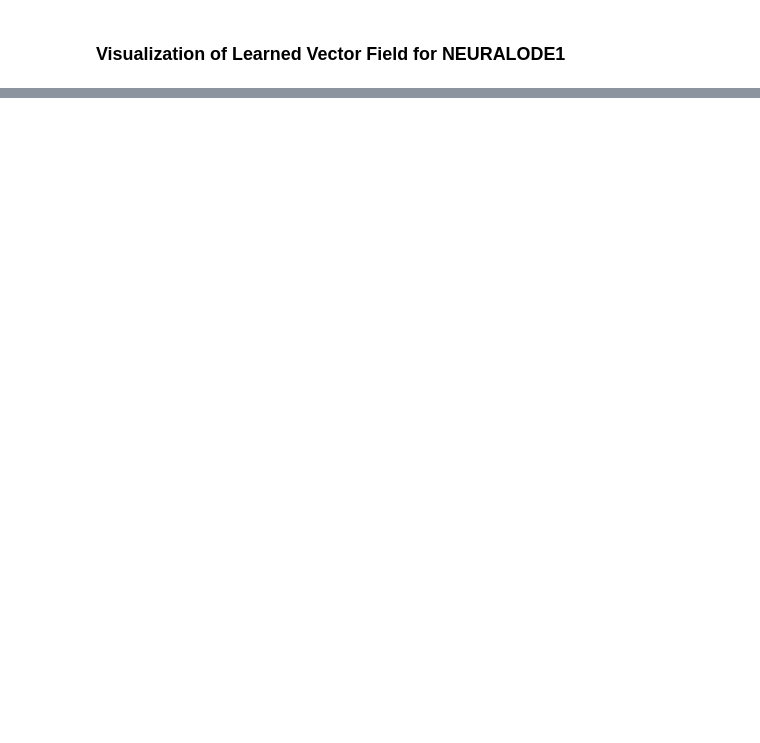
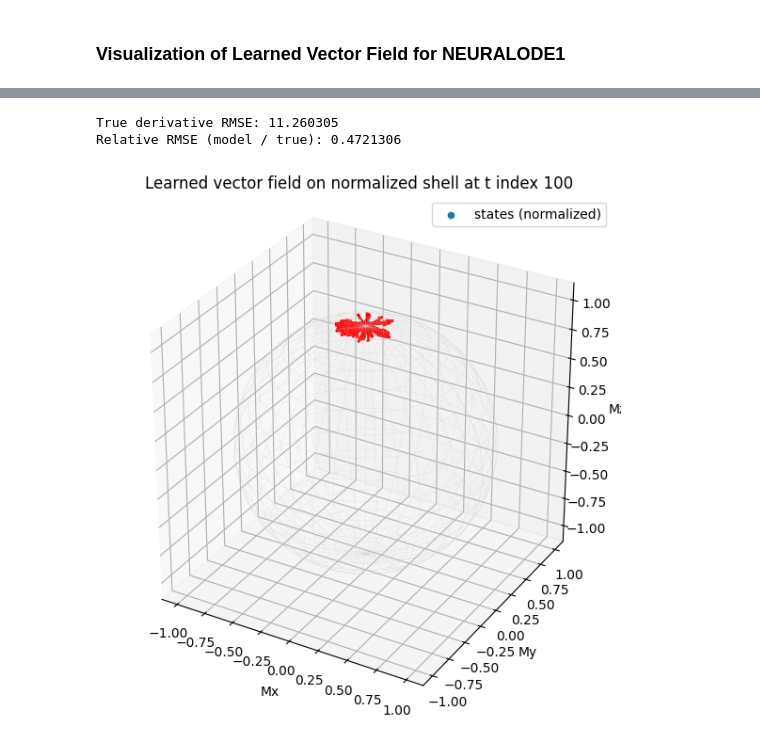
Before and after one commit to Laaaarry/Bloch-Equations-Modelling-Project, a Jupyter notebook: training_pipeline.ipynb, the cells around one changed output, grey strips where cells are left out. Drawn from its saved outputs; the diff is of its cells as text; code cells hidden in the pictures; blank space fills up the shorter version.

```diff
--- a/training_pipeline.ipynb
+++ b/training_pipeline.ipynb
@@ -1520,3 +1655,34 @@ class NeuralBlochODE(nn.Module):
             dMdt : (N, 3)
         """
         return self.field(t, M, u, p)
+# %%
+from pathlib import Path
+import numpy as np
+import torch
+
+# --- Load one split directly ---
+train_npz = np.load(TRAIN_NPZ)
+print("NPZ keys:", train_npz.files)
+
+y_np  = train_npz["y"]   # (N, T, 3)
+y0_np = train_npz["y0"]  # (N, 3)
+u_np  = train_npz["u"]   # (N, T, 4)
+p_np  = train_npz["p"]   # (N, 5)
+t_np  = train_npz["t"]   # (T,) or (N, T)
+
+print("y shape:", y_np.shape)
+print("y0 shape:", y0_np.shape)
+print("u shape:", u_np.shape)
+print("p shape:", p_np.shape)
+
+# Basic stats
+print("y min:", y_np.min(), "y max:", y_np.max())
+print("y mean over all:", y_np.mean(axis=(0,1)))   # (3,)
+
+# Check that y0 ≈ y[:,0,:]
+diff_y0 = np.linalg.norm(y_np[:,0,:] - y0_np, axis=1).mean()
+print("mean ||y[:,0] - y0||:", diff_y0)
+
+# Check approximate magnetization norm
+M_norm = np.linalg.norm(y_np, axis=-1)  # (N,T)
+print("M_norm min / max / mean:", M_norm.min(), M_norm.max(), M_norm.mean())
@@ -1909,0 +2369,14 @@ plot_bloch_vector_field_xy(
+# %%
+# assuming you still have dy_dt_fd and dM_model from before
+dy = dy_dt_fd.cpu().numpy()
+
+true_mse  = np.mean(dy**2)
+true_rmse = np.sqrt(true_mse)
+
+rel_rmse  = rmse_deriv / (true_rmse + 1e-8)
+
+print("True derivative RMSE:", true_rmse)
+print("Relative RMSE (model / true):", rel_rmse)
+# %% [output]
+True derivative RMSE: 11.260305
+Relative RMSE (model / true): 0.4721306
@@ -1909,0 +2456,7 @@ plot_bloch_vector_field_xy(
+# %%
+plot_vector_field_on_shell(
+    model, DEVICE, train_loader, t_shared,
+    num_traj=50, t_idx=100, subsample=1
+)
+# %% [output]
+[figure, added]
```
Also changed, not shown: parts of 21 cells of this notebook, 8 other files.
